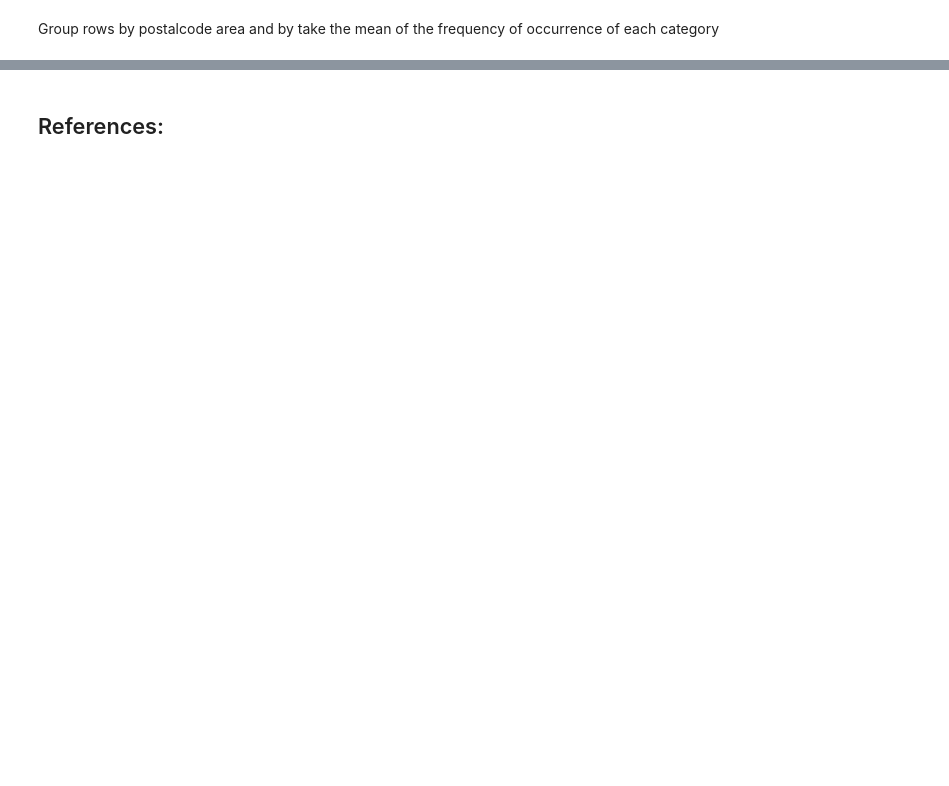
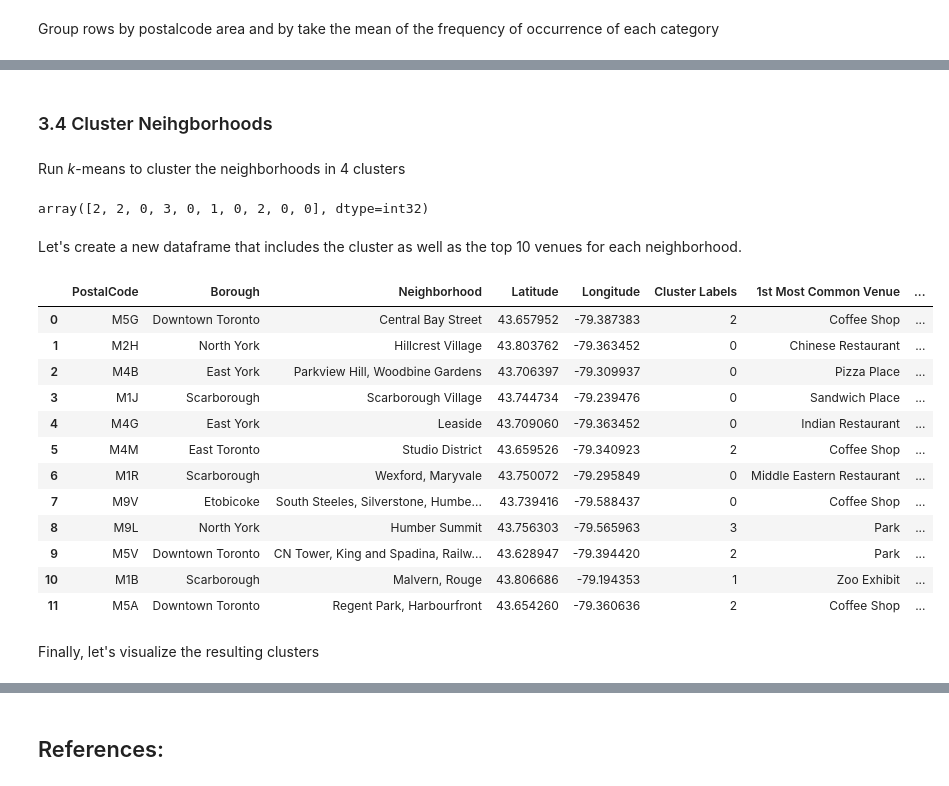
Before and after one commit to frafusaro/Coursera_Capstone, a Jupyter notebook: TorontoNeighborhoodSeg.ipynb, the cells around one changed output, grey strips where cells are left out. Drawn from its saved outputs; the diff is of its cells as text; code cells hidden in the pictures; blank space fills up the shorter version.

```diff
--- a/TorontoNeighborhoodSeg.ipynb
+++ b/TorontoNeighborhoodSeg.ipynb
@@ -513,3 +516,25 @@ def return_most_common_venues(row, num_top_venues):
     row_categories_sorted = row_categories.sort_values(ascending=False)
 
     return row_categories_sorted.index.values[0:num_top_venues] #we use the series' indes which are the type of venues
+# %%
+#loop through all neighborhood and build a dataframe with the 10 most frequent venue categories in each neighborhood.
+num_top_venues = 10
+
+indicators = ['st', 'nd', 'rd']
+
+# create columns according to number of top venues
+columns = ['Neighborhood']
+for ind in np.arange(num_top_venues):
+    try:
+        columns.append('{}{} Most Common Venue'.format(ind+1, indicators[ind]))
+    except:
+        columns.append('{}th Most Common Venue'.format(ind+1))
+
+# create a new dataframe
+neighborhoods_venues_sorted = pd.DataFrame(columns=columns)
+neighborhoods_venues_sorted['Neighborhood'] = toronto_group['Neighborhood']
+
+for ind in np.arange(toronto_group.shape[0]):
+    neighborhoods_venues_sorted.iloc[ind, 1:] = return_most_common_venues(toronto_group.iloc[ind, :], num_top_venues) #!!!note that using .iloc[ind,:] transforms the df to a series
+
+neighborhoods_venues_sorted.head()
@@ -515,0 +548,45 @@ def return_most_common_venues(row, num_top_venues):
+# %% [markdown]
+### 3.4 Cluster Neihgborhoods
+# %% [markdown]
+Run *k*-means to cluster the neighborhoods in 4 clusters
+# %%
+# set number of clusters
+kclusters = 4
+
+toronto_group_clustering = toronto_group.drop('Neighborhood', 1)
+
+# run k-means clustering
+kmeans = KMeans(n_clusters=kclusters, random_state=0).fit(toronto_group_clustering)
+
+# check cluster labels generated for each row in the dataframe
+kmeans.labels_[0:10]
+# %% [output]
+array([2, 2, 0, 3, 0, 1, 0, 2, 0, 0], dtype=int32)
+# %% [markdown]
+Let's create a new dataframe that includes the cluster as well as the top 10 venues for each neighborhood.
+# %%
+# add clustering labels
+neighborhoods_venues_sorted.insert(0, 'Cluster Labels', kmeans.labels_)
+
+toronto_merged = toronto_neighborhoods_xs
+
+# merge manhattan_grouped with manhattan_data to add latitude/longitude for each neighborhood
+toronto_merged = toronto_merged.join(neighborhoods_venues_sorted.set_index('Neighborhood'), on='Neighborhood')
+
+toronto_merged.head(12) # check the last columns!
+# %% [output]
+|  | PostalCode | Borough | Neighborhood | Latitude | Longitude | Cluster Labels | 1st Most Common Venue | ... |
+| 0 | M5G | Downtown Toronto | Central Bay Street | 43.657952 | -79.387383 | 2 | Coffee Shop | ... |
+| 1 | M2H | North York | Hillcrest Village | 43.803762 | -79.363452 | 0 | Chinese Restaurant | ... |
+| 2 | M4B | East York | Parkview Hill, Woodbine Gardens | 43.706397 | -79.309937 | 0 | Pizza Place | ... |
+| 3 | M1J | Scarborough | Scarborough Village | 43.744734 | -79.239476 | 0 | Sandwich Place | ... |
+| 4 | M4G | East York | Leaside | 43.709060 | -79.363452 | 0 | Indian Restaurant | ... |
+| 5 | M4M | East Toronto | Studio District | 43.659526 | -79.340923 | 2 | Coffee Shop | ... |
+| 6 | M1R | Scarborough | Wexford, Maryvale | 43.750072 | -79.295849 | 0 | Middle Eastern Restaurant | ... |
+| 7 | M9V | Etobicoke | South Steeles, Silverstone, Humbe... | 43.739416 | -79.588437 | 0 | Coffee Shop | ... |
+| 8 | M9L | North York | Humber Summit | 43.756303 | -79.565963 | 3 | Park | ... |
+| 9 | M5V | Downtown Toronto | CN Tower, King and Spadina, Railw... | 43.628947 | -79.394420 | 2 | Park | ... |
+| 10 | M1B | Scarborough | Malvern, Rouge | 43.806686 | -79.194353 | 1 | Zoo Exhibit | ... |
+| 11 | M5A | Downtown Toronto | Regent Park, Harbourfront | 43.654260 | -79.360636 | 2 | Coffee Shop | ... |
+# %% [markdown]
+Finally, let's visualize the resulting clusters
```
Also changed, not shown: parts of 25 cells of this notebook.
